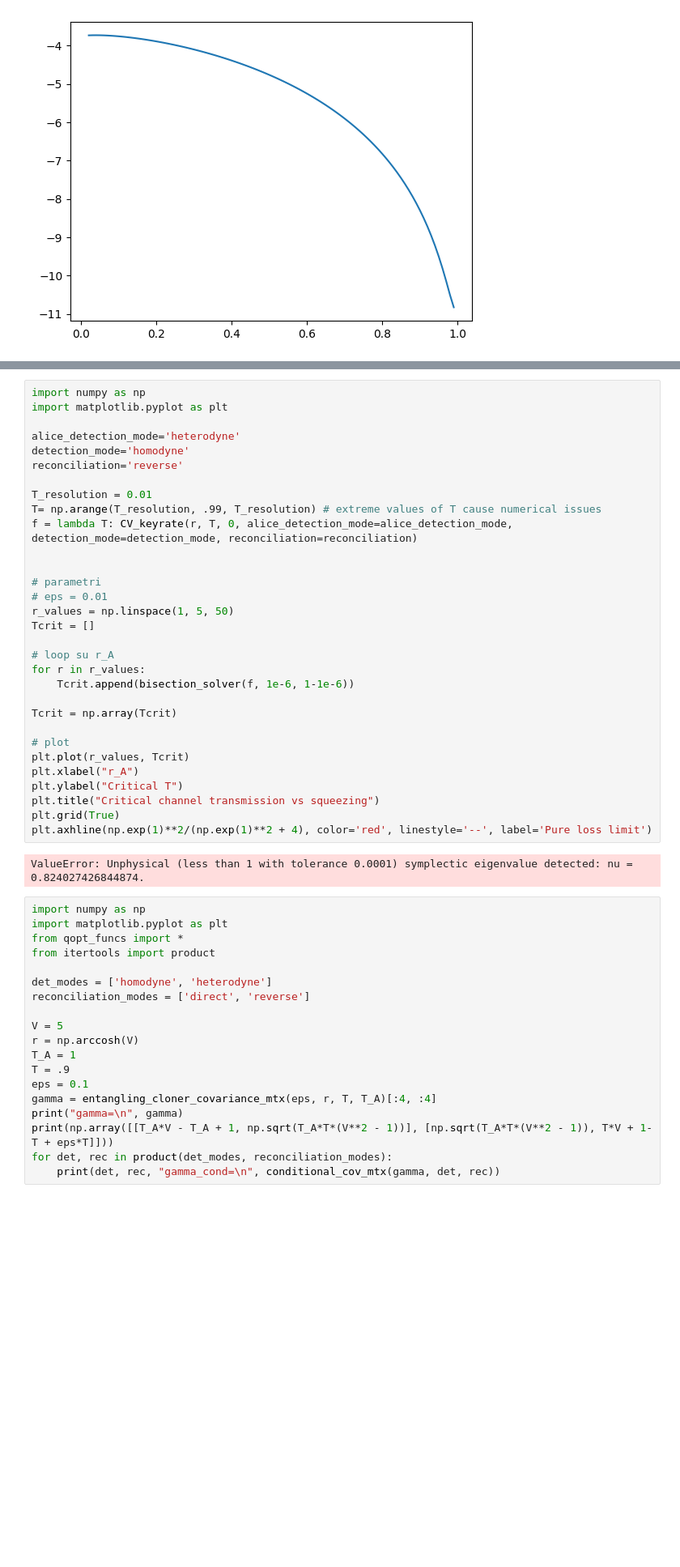
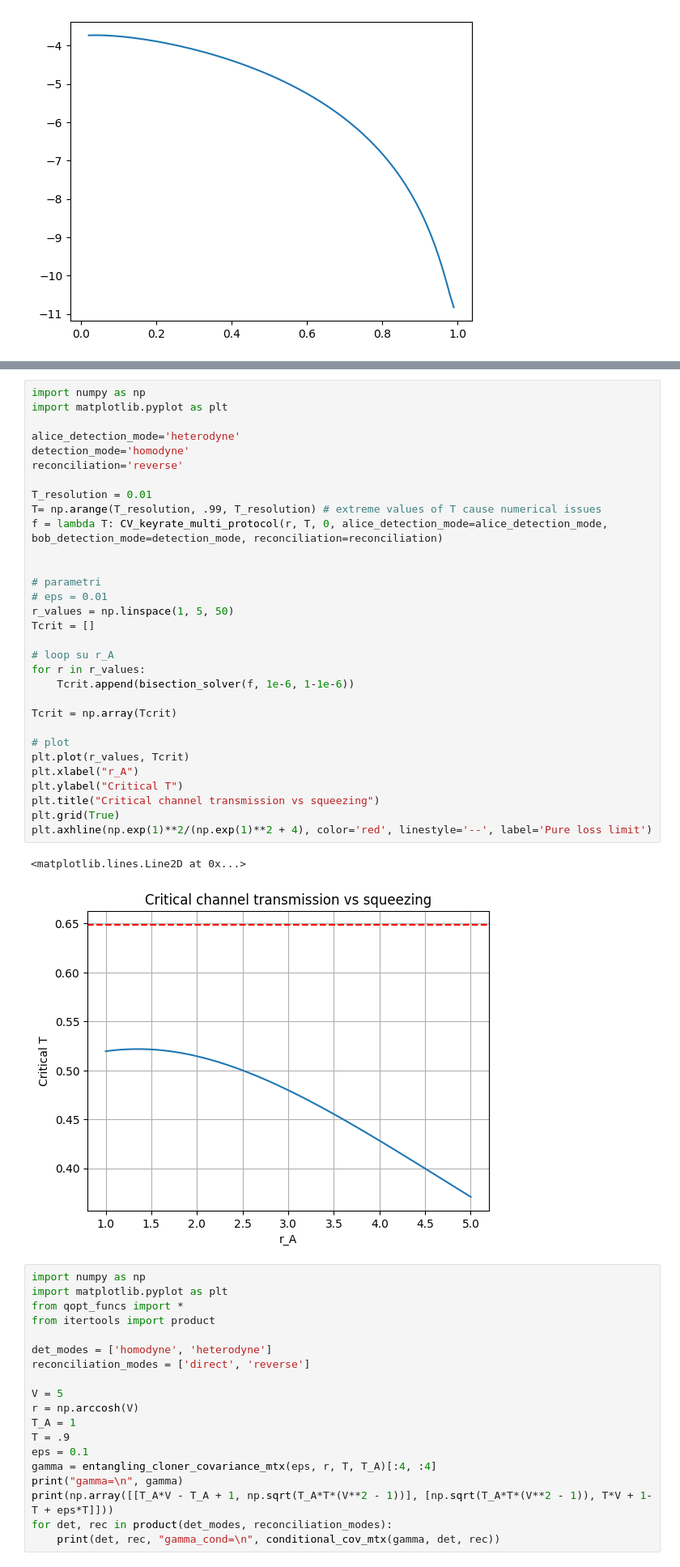
Before and after one commit to lucamar91/qkd_networks, a Jupyter notebook: new_protocols.ipynb, the cells around one changed output, grey strips where cells are left out. Shown at 81% size. Drawn from its saved outputs; the diff is of its cells as text; blank space fills up the shorter version.

```diff
--- a/new_protocols.ipynb
+++ b/new_protocols.ipynb
@@ -246,35 +270,36 @@ homodyne homodyne direct
 import numpy as np
 import matplotlib.pyplot as plt
 
 alice_detection_mode='heterodyne'
 detection_mode='homodyne'
 reconciliation='reverse'
 
 T_resolution = 0.01
 T= np.arange(T_resolution, .99, T_resolution) # extreme values of T cause numerical issues
-f = lambda T: CV_keyrate(r, T, 0, alice_detection_mode=alice_detection_mode, detection_mode=detection_mode, reconciliation=reconciliation)
+f = lambda T: CV_keyrate_multi_protocol(r, T, 0, alice_detection_mode=alice_detection_mode, bob_detection_mode=detection_mode, reconciliation=reconciliation)
 
 
 # parametri
 # eps = 0.01
 r_values = np.linspace(1, 5, 50)
 Tcrit = []
 
 # loop su r_A
 for r in r_values:
     Tcrit.append(bisection_solver(f, 1e-6, 1-1e-6))
 
 Tcrit = np.array(Tcrit)
 
 # plot
 plt.plot(r_values, Tcrit)
 plt.xlabel("r_A")
 plt.ylabel("Critical T")
 plt.title("Critical channel transmission vs squeezing")
 plt.grid(True)
 plt.axhline(np.exp(1)**2/(np.exp(1)**2 + 4), color='red', linestyle='--', label='Pure loss limit')
 # %% [output]
-ValueError: Unphysical (less than 1 with tolerance 0.0001) symplectic eigenvalue detected: nu = 0.824027426844874.
+<matplotlib.lines.Line2D at 0x...>
+[figure, added]
 # %%
 import numpy as np
 import matplotlib.pyplot as plt
```
Also changed, not shown: parts of 11 cells of this notebook, 1 other file.
